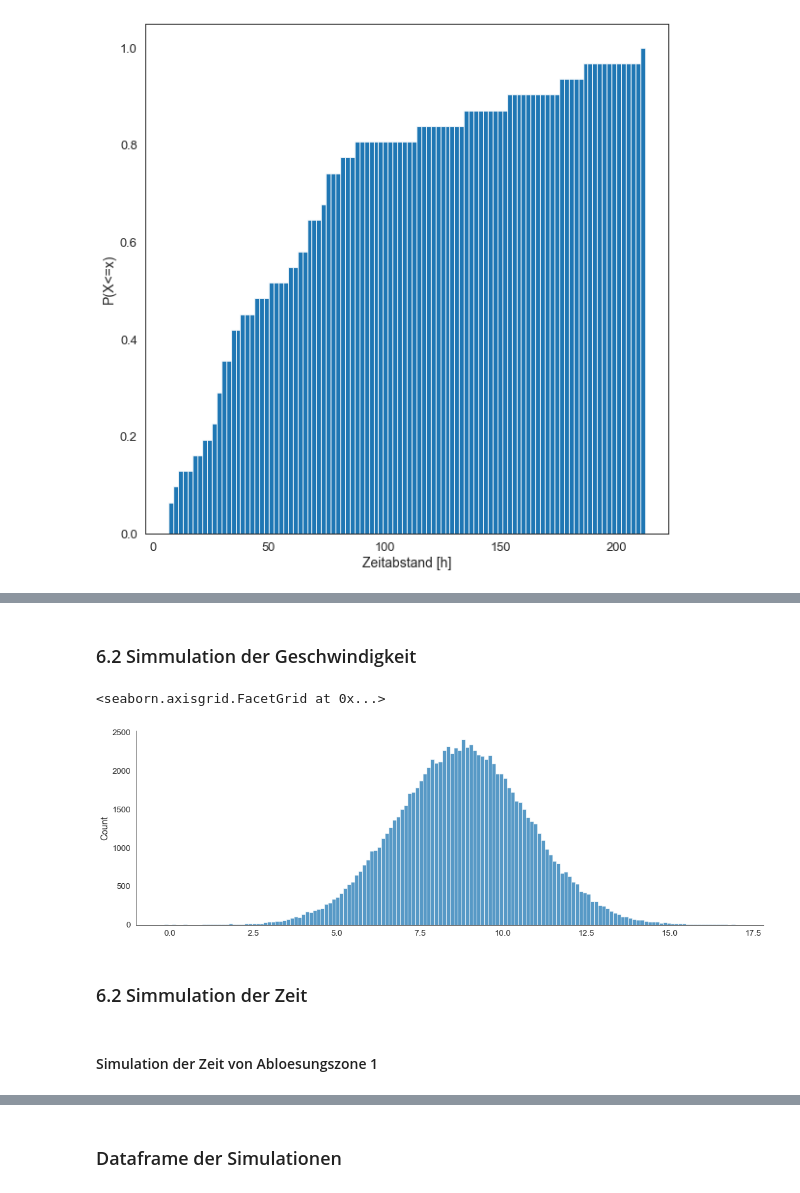
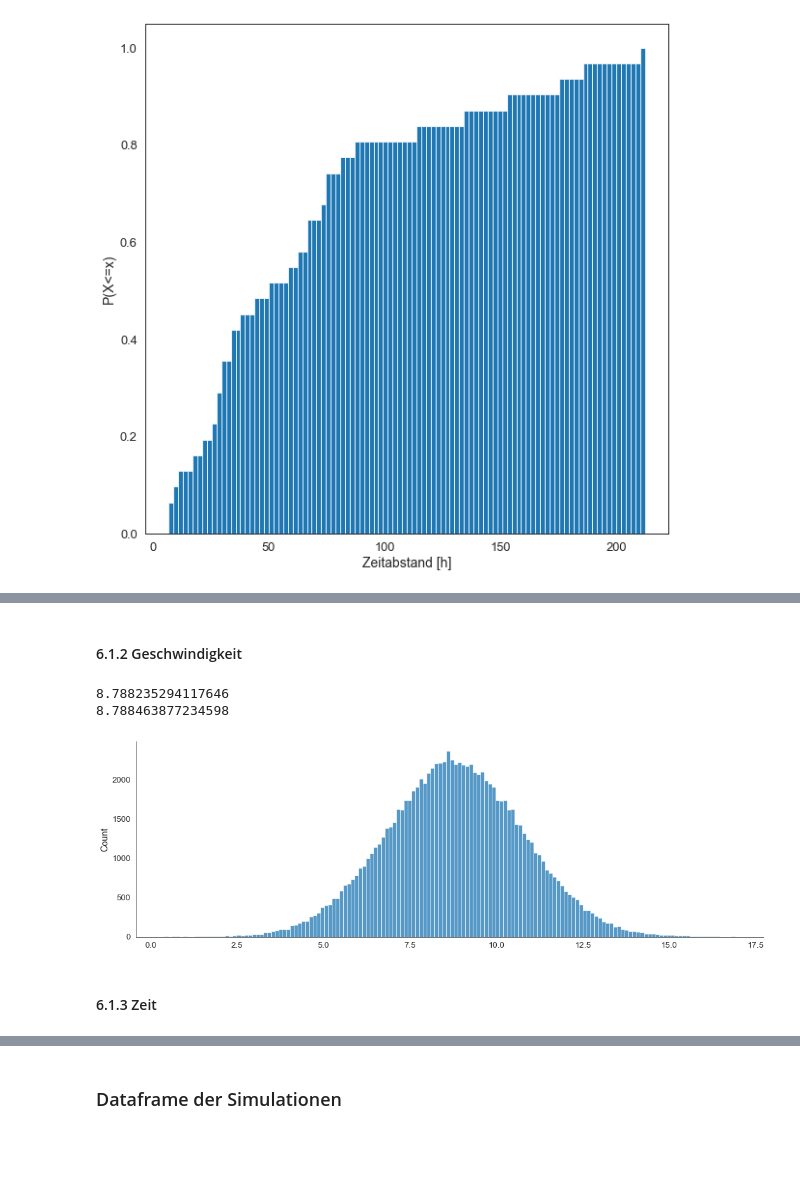
Before and after one commit to 7ben18/FHNW_Steinschlagrisiko, a Jupyter notebook: FHNW_Steinschlagrisiko.ipynb, the cells around one changed output, grey strips where cells are left out. Cells and saved outputs as stored; diff of their text form; code cells hidden in the pictures; blank space fills up the shorter version.

```diff
--- a/FHNW_Steinschlagrisiko.ipynb
+++ b/FHNW_Steinschlagrisiko.ipynb
@@ -555 +555,6 @@ plt.xlabel('Zeitabstand [h]');
+# %%
+def plotDistr(dataframe, x_val):
+    sns.set_style('white')
+    sns.set_context("paper", font_scale = 1.5)
+    sns.displot(data = dataframe, x = x_val, kind = "hist", bins = 150, aspect = 3.0)
 # %% [markdown]
@@ -570,22 +581,23 @@ sns.displot(data=df_simulation, x = simulation_mass_1, kind = "hist", bins = 150
 # %% [markdown]
-### 6.2 Simmulation der Geschwindigkeit
+#### 6.1.2 Geschwindigkeit
 # %%
 # {'norm': {'loc': 8.788235294117646, 'scale': 1.9745088303442118}}
 shape, scale = 8.788235294117646, 1.9745088303442118
-simulation_speed_1 = np.random.normal(shape, scale, size = 100000)
+sim_speed_zone1 = np.random.normal(shape, scale, size = 100000)
 
-df_simulation= pd.DataFrame(simulation_speed_1)
+df_sim_speed_zone1 = pd.DataFrame(sim_speed_zone1)
 
-sns.set_style('white')
-sns.set_context("paper", font_scale = 1.5)
-sns.displot(data=df_simulation, x = simulation_speed_1, kind = "hist", bins = 150, aspect = 3.0)
+plotDistr(df_sim_speed_zone1, sim_speed_zone1)
+
+# Test
+print(np.mean(df1["Geschwindigkeit [m/s]"]))
+print(np.mean(df_sim_speed_zone1[0]))
 # %% [output]
-<seaborn.axisgrid.FacetGrid at 0x...>
+8.788235294117646
+8.788463877234598
-[figure, old version]
+[figure, new version]
 # %% [markdown]
-### 6.2 Simmulation der Zeit
+#### 6.1.3 Zeit
-# %% [markdown]
-#### Simulation der Zeit von Abloesungszone 1
 # %%
 # {'gamma': {'a': 0.7720943018929209, 'loc': -2.1070777126863917e-25, 'scale': 32.180388904581854}}
 shape, scale = 0.7720943018929209, 32.180388904581854
```
Also changed, not shown: parts of 24 cells of this notebook.
